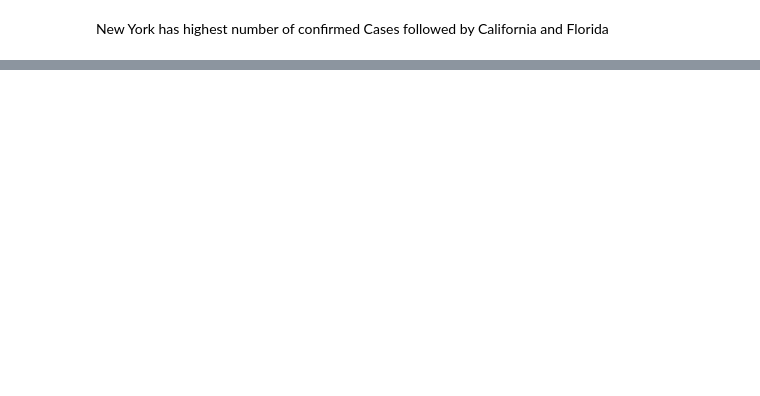
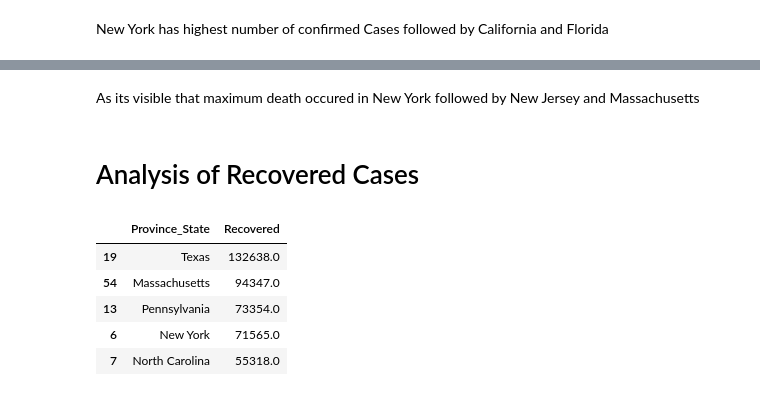
Before and after one commit to fakhruddin2012/Covid-19-Analysis, a Jupyter notebook: Covid Analysis.ipynb, the cells around one changed output, grey strips where cells are left out. Drawn from its saved outputs; the diff is of its cells as text; code cells hidden in the pictures; blank space fills up the shorter version.

```diff
--- a/Covid Analysis.ipynb
+++ b/Covid Analysis.ipynb
@@ -167,0 +215,19 @@ New York has highest number of confirmed Cases followed by California and Florid
+# %% [markdown]
+As its visible that maximum death occured in New York followed by New Jersey and Massachusetts
+# %% [markdown]
+# Analysis of Recovered Cases
+# %%
+df3=df.groupby('Province_State')['Recovered'].value_counts().sort_values().to_frame()
+#df2
+df3=df3.rename(columns={'Recovered':'Recovered Cases'})
+df3=df3.reset_index()
+df3=df3[['Province_State','Recovered']]
+df3=df3.sort_values(by='Recovered',ascending=False)
+df3.head()
+# %% [output]
+|  | Province_State | Recovered |
+| 19 | Texas | 132638.0 |
+| 54 | Massachusetts | 94347.0 |
+| 13 | Pennsylvania | 73354.0 |
+| 6 | New York | 71565.0 |
+| 7 | North Carolina | 55318.0 |
```
Also changed, not shown: parts of 5 cells of this notebook.
